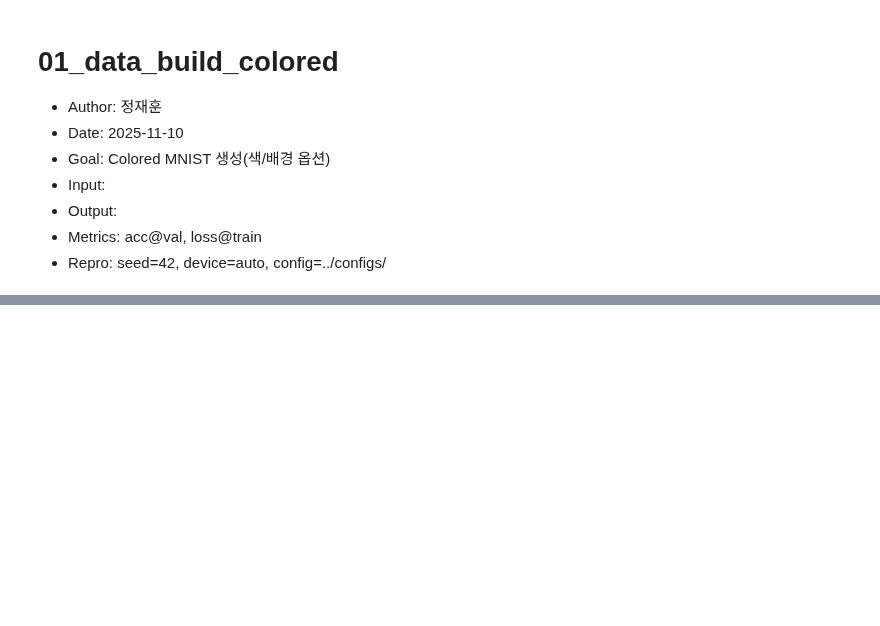
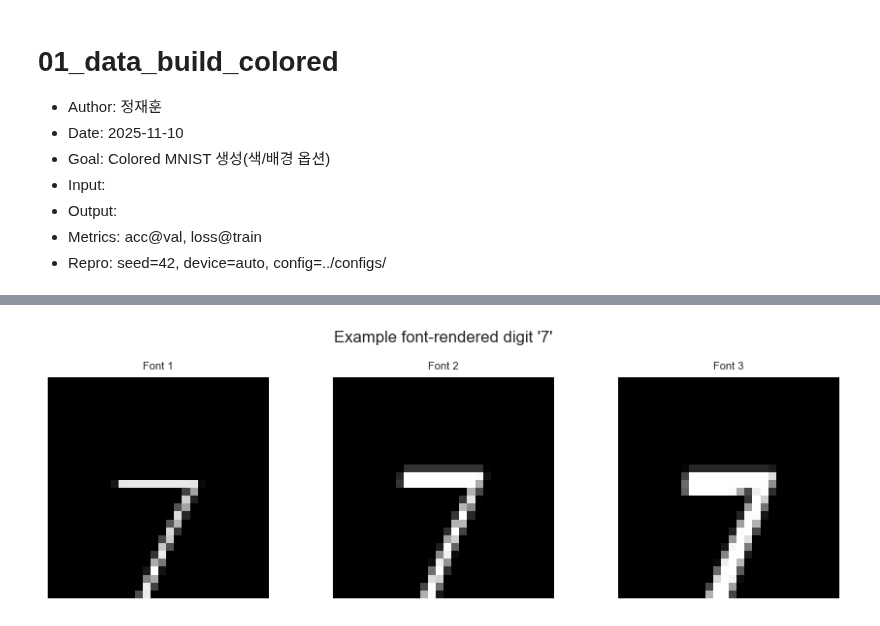
Before and after one commit to ML-SSU-2025/colored-mnist-classification, a Jupyter notebook: notebooks/01_preprocessing_colored_mnist.ipynb, the cells around one changed output, grey strips where cells are left out. Drawn from its saved outputs; the diff is of its cells as text; code cells hidden in the pictures; blank space fills up the shorter version.

```diff
--- a/notebooks/01_preprocessing_colored_mnist.ipynb
+++ b/notebooks/01_preprocessing_colored_mnist.ipynb
@@ -746,0 +368,93 @@ print("[DONE] 01_preprocessing_colored_mnist completed.")
+# %%
+# ------------------------------------------------------------
+# [Cell 7] Font path discovery and digit rendering
+#   - find_font_paths: find .ttf/.otf files under FONTS_DIR
+#   - render_digit_with_font: render '0'~'9' using given font
+# ------------------------------------------------------------
+
+def find_font_paths(font_root: str):
+    """Recursively collect all .ttf and .otf font paths under a root directory."""
+    if not os.path.exists(font_root):  # directory does not exist
+        print(f"[WARN] Font directory not found: {font_root}")
+        return []
+
+    font_paths = []
+    for root, _, files in os.walk(font_root):  # walk through all subdirectories
+        for f in files:
+            if f.lower().endswith((".ttf", ".otf")):  # font file extensions
+                font_paths.append(os.path.join(root, f))
+
+    return font_paths
+
+
+def render_digit_with_font(digit: int,
+                           font_path: str,
+                           img_size: int = 28,
+                           font_size: int = 24):
+    """Render a digit using a given TTF/OTF font into a 28x28 grayscale image.
+
+    Parameters
+    ----------
+    digit : int
+        Digit value 0~9.
+    font_path : str
+        File path to a TTF/OTF font.
+    img_size : int
+        Output image size (img_size x img_size).
+    font_size : int
+        Font size used to draw the digit.
+
+    Returns
+    -------
+    np.ndarray or None
+        Grayscale image (img_size, img_size) with values in [0,255],
+        or None if rendering fails.
+    """
+    try:
+        # Create blank grayscale image (L mode) with black background
+        img = Image.new("L", (img_size, img_size), color=0)
+        draw = ImageDraw.Draw(img)
+
+        # Load the font with given size
+        font = ImageFont.truetype(font_path, font_size)
+
+        text = str(digit)  # convert integer to string
+        bbox = draw.textbbox((0, 0), text, font=font)  # bounding box of rendered text
+        w = bbox[2] - bbox[0]  # text width
+        h = bbox[3] - bbox[1]  # text height
+
+        # Center text within the 28x28 canvas
+        x = (img_size - w) // 2  # left coordinate
+        y = (img_size - h) // 2  # top coordinate
+
+        # Draw white digit (255) on black background
+        draw.text((x, y), text, fill=255, font=font)
+
+        arr = np.array(img, dtype=np.uint8)  # convert PIL image to numpy array
+        return arr
+    except Exception as e:
+        print(f"[WARN] Failed to render digit {digit} with font {font_path}: {e}")
+        return None
+
+
+font_paths = find_font_paths(FONTS_DIR)  # collect all font files
+print(f"[INFO] Found {len(font_paths)} font files.")
+
+# Quick EDA: show some rendered font digits if fonts exist
+n_fonts_preview = min(3, len(font_paths))  # at most 3 fonts for preview
+if n_fonts_preview > 0:
+    plt.figure(figsize=(3 * n_fonts_preview, 3))
+    for i, fpath in enumerate(font_paths[:n_fonts_preview]):
+        img = render_digit_with_font(7, fpath)  # render digit '7'
+        if img is None:
+            continue
+        plt.subplot(1, n_fonts_preview, i + 1)
+        plt.imshow(img, cmap="gray")
+        plt.axis("off")
+        plt.title(f"Font {i+1}", fontsize=8)
+    plt.suptitle("Example font-rendered digit '7'", fontsize=12)
+    plt.tight_layout()
+    plt.show()
+else:
+    print("[INFO] No font files found; font-based digits may be skipped.")
+# %% [output]
@@ -746,0 +462 @@ print("[DONE] 01_preprocessing_colored_mnist completed.")
+[figure, added]
```
Also changed, not shown: parts of 37 cells of this notebook.
